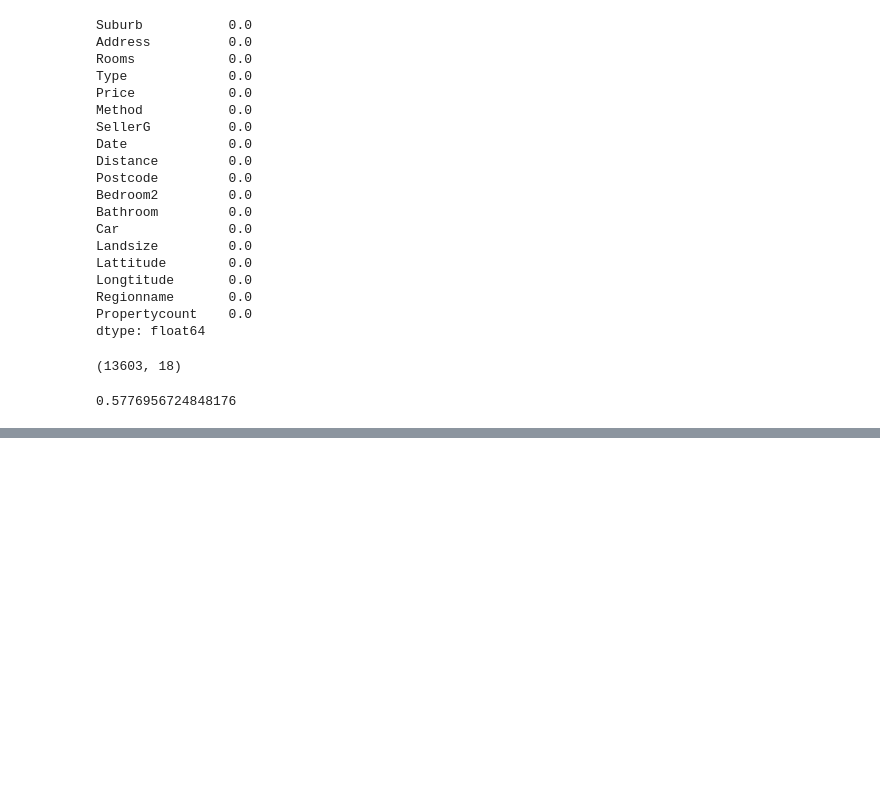
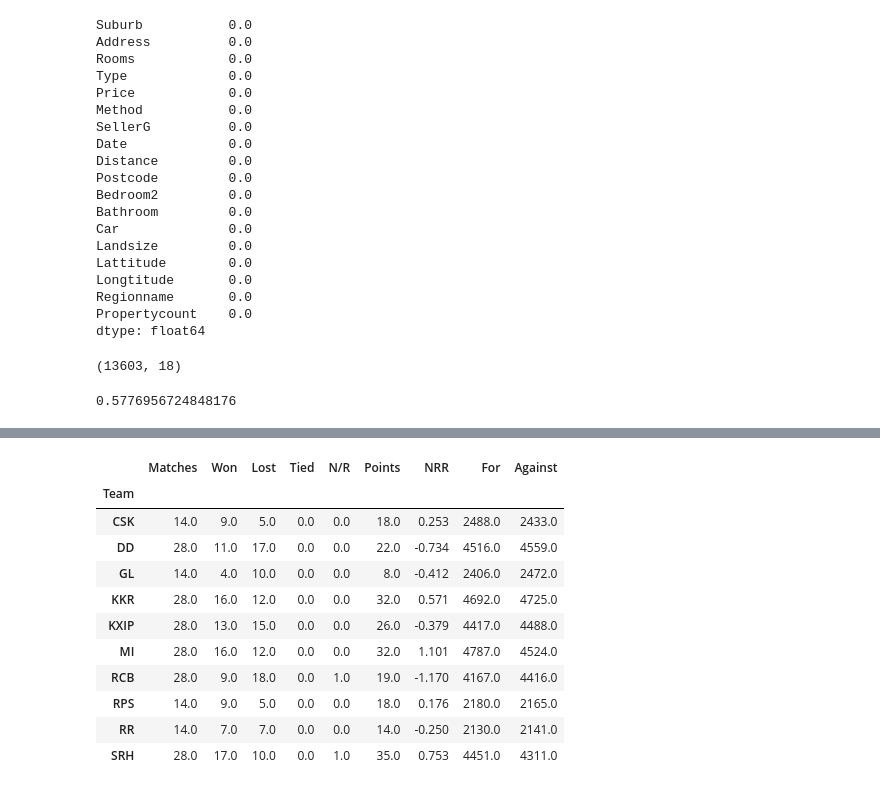
Before and after one commit to iamurali/upgrad_ml_ai, a Jupyter notebook: Data cleaning/ReadingData.ipynb, the cells around one changed output, grey strips where cells are left out. Drawn from its saved outputs; the diff is of its cells as text; code cells hidden in the pictures; blank space fills up the shorter version.

```diff
--- a/Data cleaning/ReadingData.ipynb
+++ b/Data cleaning/ReadingData.ipynb
@@ -481,0 +571,15 @@ len(housing_data.index)/23547
+# %%
+ipl
+# %% [output]
+|  | Matches | Won | Lost | Tied | N/R | Points | NRR | For | Against |
+| Team |  |  |  |  |  |  |  |  |  |
+| CSK | 14.0 | 9.0 | 5.0 | 0.0 | 0.0 | 18.0 | 0.253 | 2488.0 | 2433.0 |
+| DD | 28.0 | 11.0 | 17.0 | 0.0 | 0.0 | 22.0 | -0.734 | 4516.0 | 4559.0 |
+| GL | 14.0 | 4.0 | 10.0 | 0.0 | 0.0 | 8.0 | -0.412 | 2406.0 | 2472.0 |
+| KKR | 28.0 | 16.0 | 12.0 | 0.0 | 0.0 | 32.0 | 0.571 | 4692.0 | 4725.0 |
+| KXIP | 28.0 | 13.0 | 15.0 | 0.0 | 0.0 | 26.0 | -0.379 | 4417.0 | 4488.0 |
+| MI | 28.0 | 16.0 | 12.0 | 0.0 | 0.0 | 32.0 | 1.101 | 4787.0 | 4524.0 |
+| RCB | 28.0 | 9.0 | 18.0 | 0.0 | 1.0 | 19.0 | -1.170 | 4167.0 | 4416.0 |
+| RPS | 14.0 | 9.0 | 5.0 | 0.0 | 0.0 | 18.0 | 0.176 | 2180.0 | 2165.0 |
+| RR | 14.0 | 7.0 | 7.0 | 0.0 | 0.0 | 14.0 | -0.250 | 2130.0 | 2141.0 |
+| SRH | 28.0 | 17.0 | 10.0 | 0.0 | 1.0 | 35.0 | 0.753 | 4451.0 | 4311.0 |
```
Also changed, not shown: parts of 12 cells of this notebook, 14 other files.
